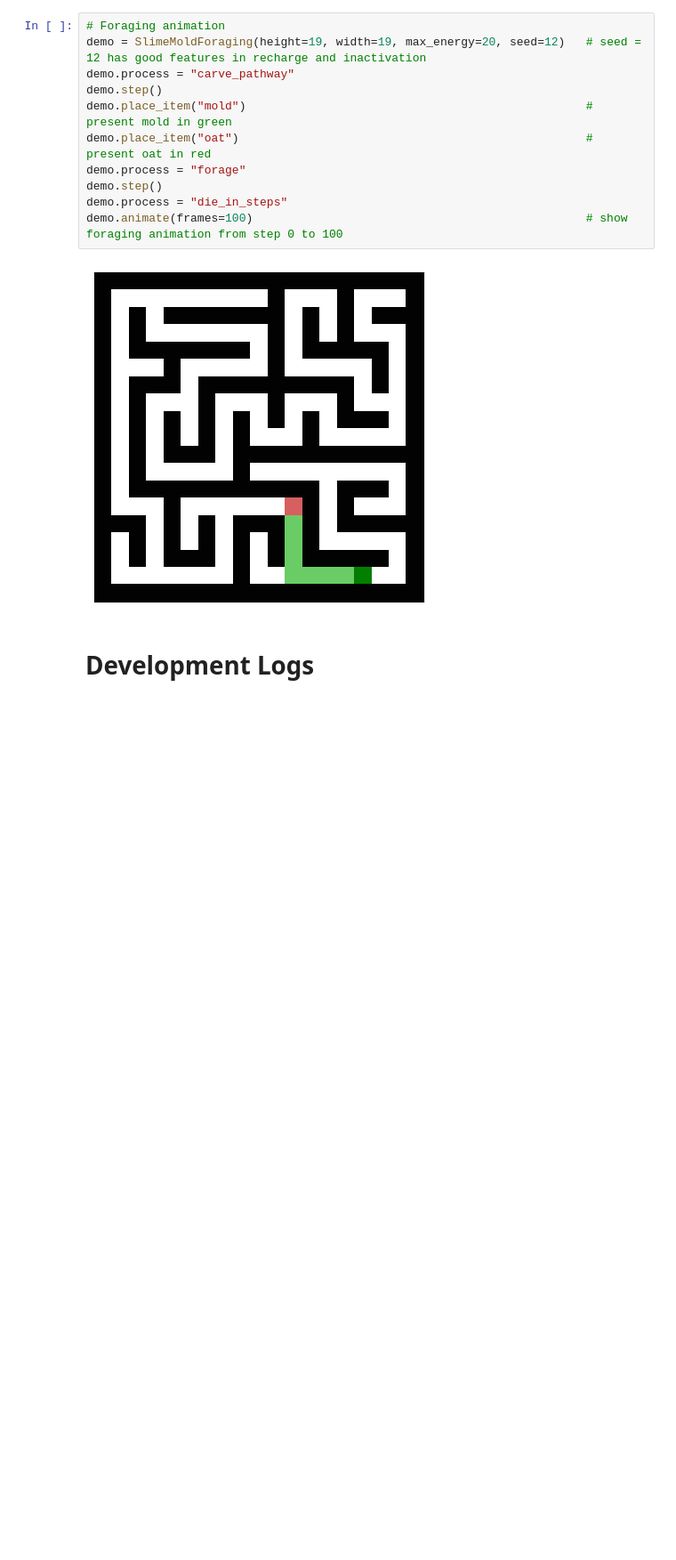
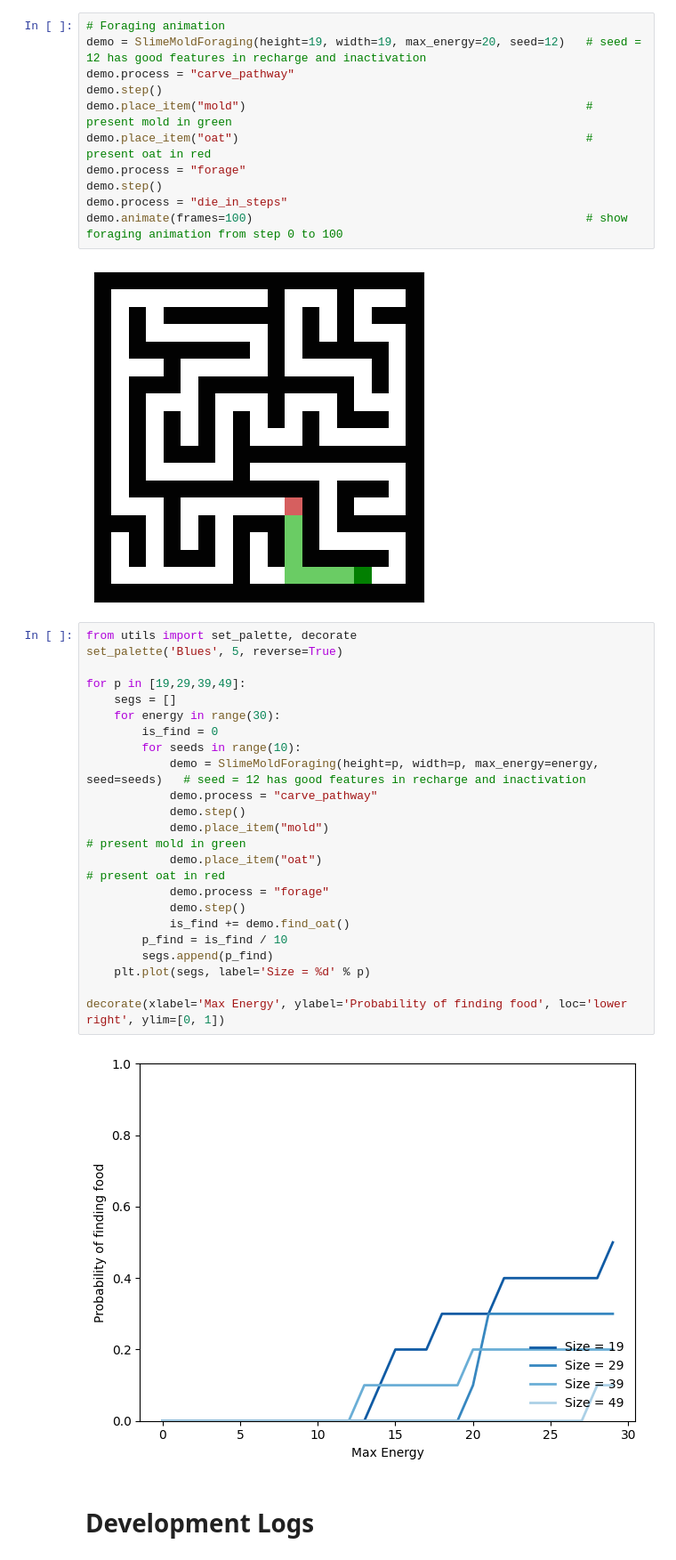
Before and after one commit to MengSunDom/CITS4403, a Jupyter notebook: CITS4403_29.ipynb, the cells around one changed output. Shown at 89% size. Cells and saved outputs as stored; diff of their text form; blank space fills up the shorter version.

```diff
--- a/CITS4403_29.ipynb
+++ b/CITS4403_29.ipynb
@@ -528,6 +531,30 @@ demo.process = "die_in_steps"
 demo.animate(frames=100)                                                # show foraging animation from step 0 to 100
 # %% [output]
 [figure]
+# %%
+from utils import set_palette, decorate
+set_palette('Blues', 5, reverse=True)
+
+for p in [19,29,39,49]:
+    segs = []
+    for energy in range(30):
+        is_find = 0
+        for seeds in range(10):
+            demo = SlimeMoldForaging(height=p, width=p, max_energy=energy, seed=seeds)   # seed = 12 has good features in recharge and inactivation
+            demo.process = "carve_pathway"
+            demo.step()
+            demo.place_item("mold")                                                 # present mold in green
+            demo.place_item("oat")                                                  # present oat in red
+            demo.process = "forage"
+            demo.step()
+            is_find += demo.find_oat()
+        p_find = is_find / 10
+        segs.append(p_find)
+    plt.plot(segs, label='Size = %d' % p)
+
+decorate(xlabel='Max Energy', ylabel='Probability of finding food', loc='lower right', ylim=[0, 1])
+# %% [output]
+[figure, added]
 # %% [markdown]
 # Development Logs
 # %% [markdown]
```
Also changed, not shown: parts of 5 cells of this notebook.
